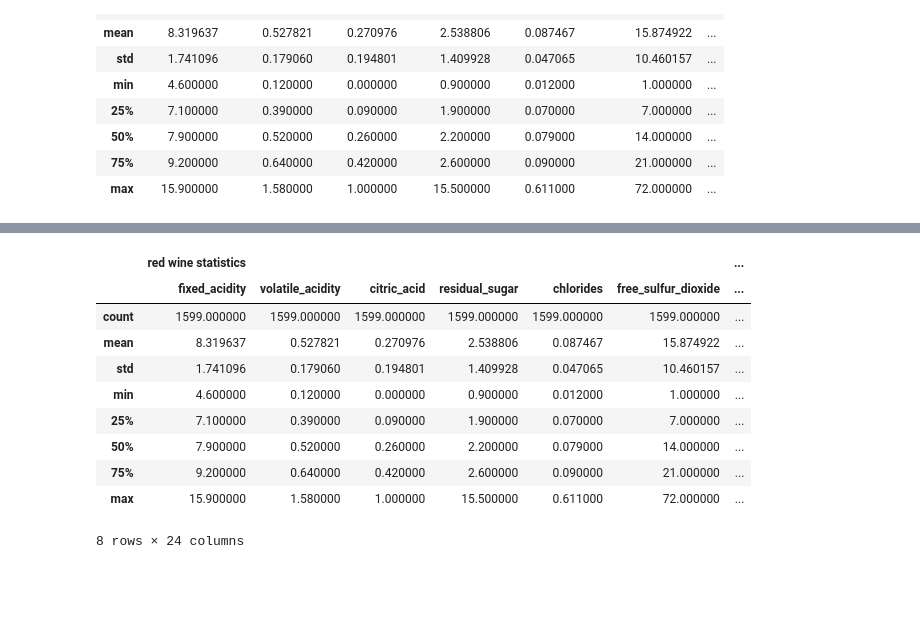
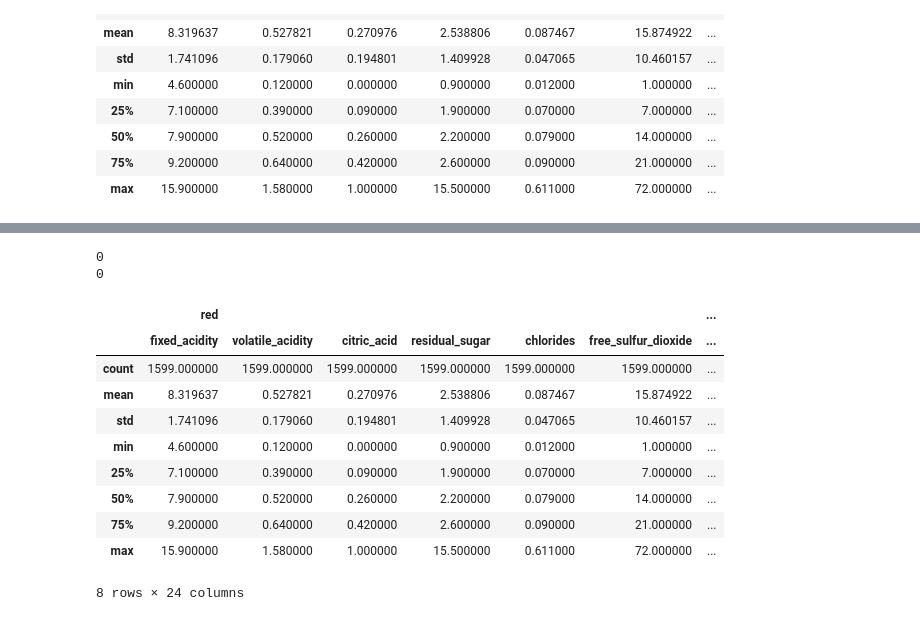
Before and after one commit to intendedsideeffects/Project-2, a Jupyter notebook: blueberry_winery_all.ipynb, the cells around one changed output, grey strips where cells are left out. Cells and saved outputs as stored; diff of their text form; code cells hidden in the pictures; blank space fills up the shorter version.

```diff
--- a/blueberry_winery_all.ipynb
+++ b/blueberry_winery_all.ipynb
@@ -97,0 +107,3 @@ categories=['low', 'medium', 'high'])
+# %%
+white_wine['type'] = 'white'
+white_wine
@@ -197,0 +243,3 @@ categories=['low', 'medium', 'high'])
+# %%
+red_wine['type'] = 'red'
+red_wine
@@ -197,0 +260,3 @@ categories=['low', 'medium', 'high'])
+# %%
+white_wine['type'] = 'white'
+white_wine
@@ -198,8 +298,15 @@ categories=['low', 'medium', 'high'])
+# %%
+print(white_wine.isna().sum().sum())
+print(red_wine.isna().sum().sum())
+# %% [output]
+0
+0
 # %%
-wine_statistics = pd.concat([red_wine.describe(), white_wine.describe()], axis=1, keys=["red wine statistics", "white wine statistics"])
-wine_statistics
+#why are new columns not showing?
+desc = pd.concat([red_wine.describe(), white_wine.describe()], axis=1, keys=["red", "white"])
+desc
 # %% [output]
-|  | red wine statistics |  |  |  |  |  | ... |
+|  | red |  |  |  |  |  | ... |
 |  | fixed_acidity | volatile_acidity | citric_acid | residual_sugar | chlorides | free_sulfur_dioxide | ... |
 | count | 1599.000000 | 1599.000000 | 1599.000000 | 1599.000000 | 1599.000000 | 1599.000000 | ... |
 | mean | 8.319637 | 0.527821 | 0.270976 | 2.538806 | 0.087467 | 15.874922 | ... |
```
Also changed, not shown: parts of 36 cells of this notebook, 1 other file.
